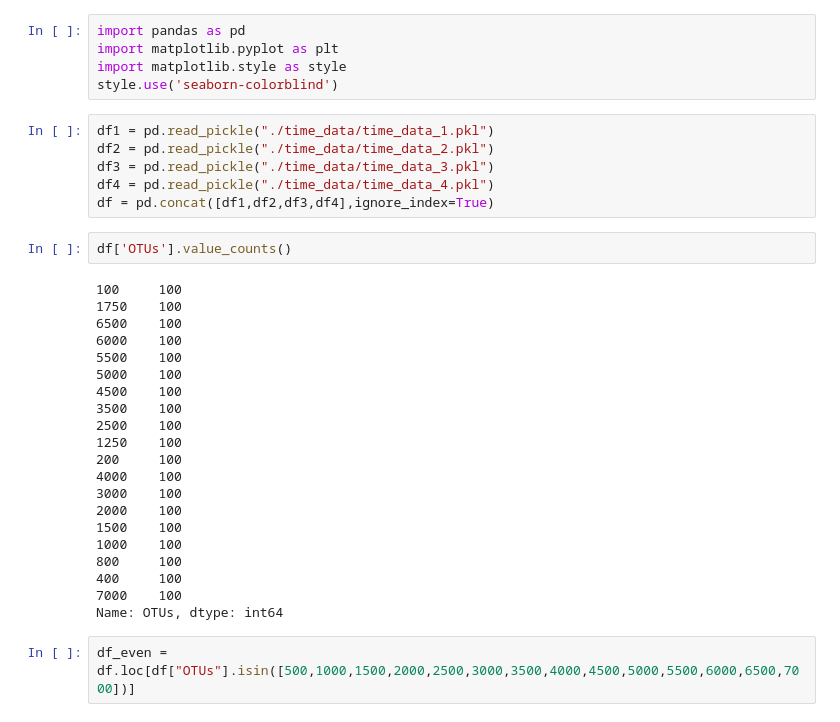
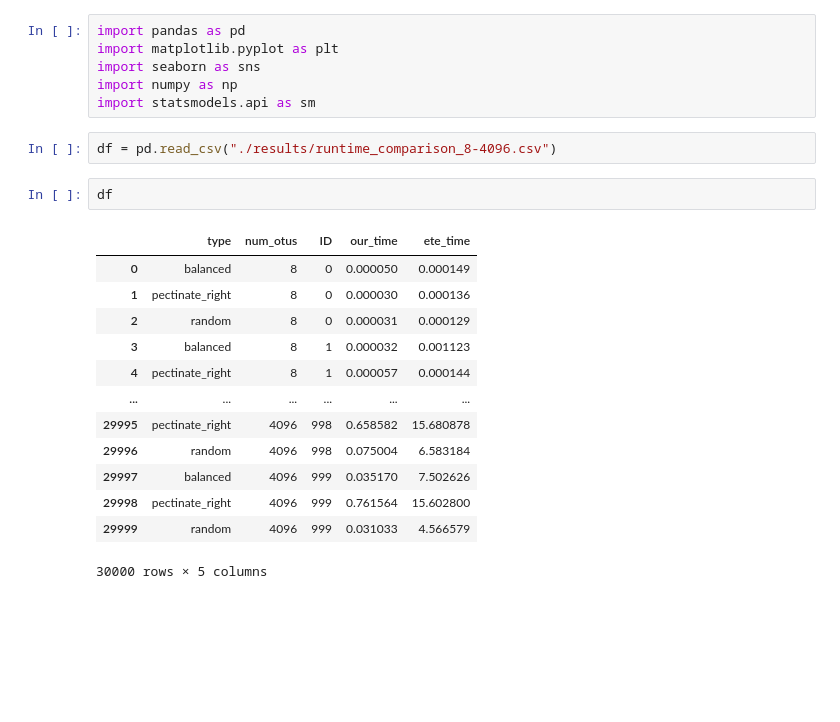
Before and after one commit to rhit-davisoc/OrthoParaTesting, a Jupyter notebook: Automated Test/data_analysis.ipynb, the cells around one changed output. Saved outputs shown, nothing was run; the diff lists cells and outputs as text; blank space fills up the shorter version.

```diff
--- a/Automated Test/data_analysis.ipynb
+++ b/Automated Test/data_analysis.ipynb
@@ -1,36 +1,24 @@
 # %%
 import pandas as pd
 import matplotlib.pyplot as plt
-import matplotlib.style as style
-style.use('seaborn-colorblind')
+import seaborn as sns
+import numpy as np
+import statsmodels.api as sm
-# %%
-df1 = pd.read_pickle("./time_data/time_data_1.pkl")
-df2 = pd.read_pickle("./time_data/time_data_2.pkl")
-df3 = pd.read_pickle("./time_data/time_data_3.pkl")
-df4 = pd.read_pickle("./time_data/time_data_4.pkl")
-df = pd.concat([df1,df2,df3,df4],ignore_index=True)
+# %%
+df = pd.read_csv("./results/runtime_comparison_8-4096.csv")
 # %%
-df['OTUs'].value_counts()
+df
 # %% [output]
+|  | type | num_otus | ID | our_time | ete_time |
+| 0 | balanced | 8 | 0 | 0.000050 | 0.000149 |
+| 1 | pectinate_right | 8 | 0 | 0.000030 | 0.000136 |
+| 2 | random | 8 | 0 | 0.000031 | 0.000129 |
+| 3 | balanced | 8 | 1 | 0.000032 | 0.001123 |
+| 4 | pectinate_right | 8 | 1 | 0.000057 | 0.000144 |
+| ... | ... | ... | ... | ... | ... |
+| 29995 | pectinate_right | 4096 | 998 | 0.658582 | 15.680878 |
+| 29996 | random | 4096 | 998 | 0.075004 | 6.583184 |
+| 29997 | balanced | 4096 | 999 | 0.035170 | 7.502626 |
+| 29998 | pectinate_right | 4096 | 999 | 0.761564 | 15.602800 |
+| 29999 | random | 4096 | 999 | 0.031033 | 4.566579 |
-100     100
-1750    100
-6500    100
-6000    100
-5500    100
-5000    100
-4500    100
-3500    100
-2500    100
-1250    100
-200     100
-4000    100
-3000    100
-2000    100
-1500    100
-1000    100
-800     100
-400     100
-7000    100
-Name: OTUs, dtype: int64
+30000 rows × 5 columns
-# %%
-df_even = df.loc[df["OTUs"].isin([500,1000,1500,2000,2500,3000,3500,4000,4500,5000,5500,6000,6500,7000])]
```
Also changed, not shown: parts of 23 cells of this notebook, 20 other files.
